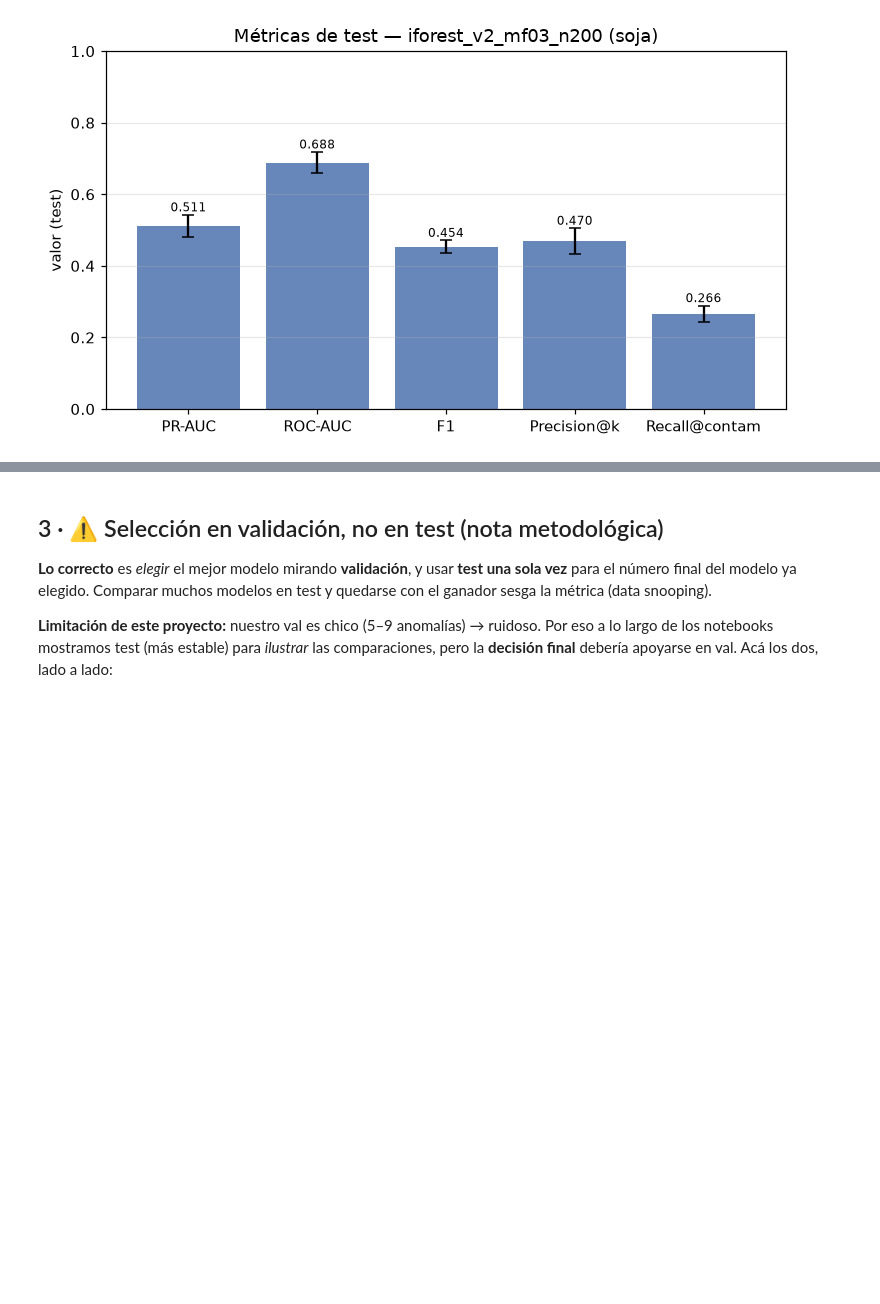
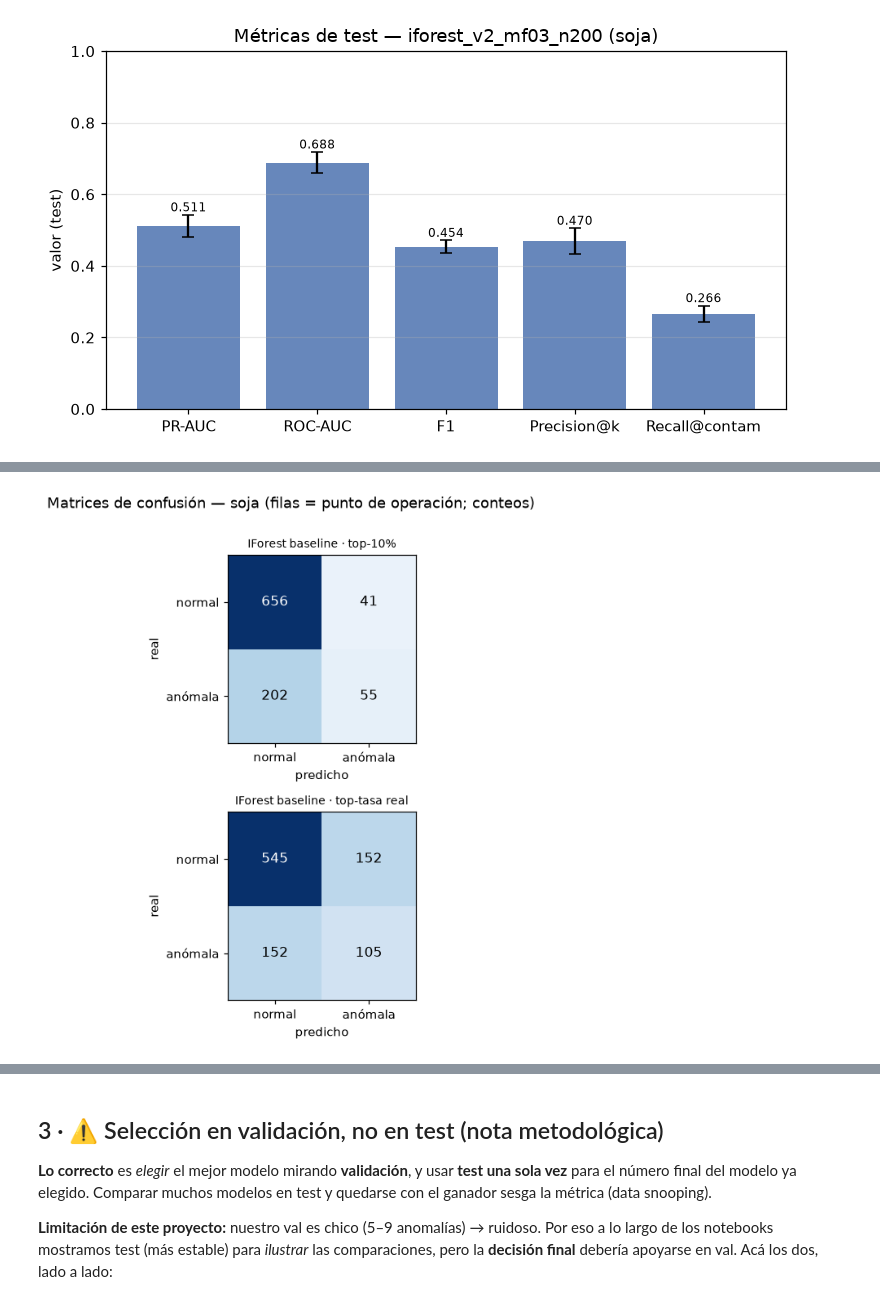
Before and after one commit to Castanosjoaquin/Trabajo_final_ML, a Jupyter notebook: componente_a/experiments/01_evaluacion_baseline_y_como_correrlo.ipynb, the cells around one changed output, grey strips where cells are left out. Cells and saved outputs as stored; diff of their text form; code cells hidden in the pictures; blank space fills up the shorter version.

```diff
--- a/componente_a/experiments/01_evaluacion_baseline_y_como_correrlo.ipynb
+++ b/componente_a/experiments/01_evaluacion_baseline_y_como_correrlo.ipynb
@@ -64,0 +79,4 @@ explib.plot_all_metrics("iforest_v2_mf03_n200", "soja"); plt.show()
+# %%
+explib.plot_confusion_grid([("iforest_v2_mf03_n200","IForest baseline")], "soja"); plt.show()
+# %% [output]
+[figure, added]
```
Also changed, not shown: parts of 4 cells of this notebook, 12 other files.
